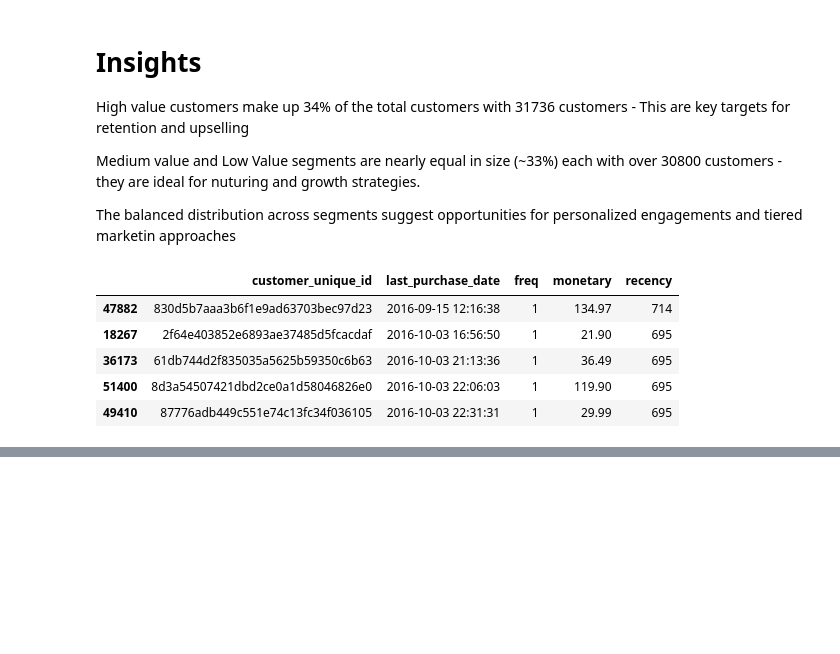
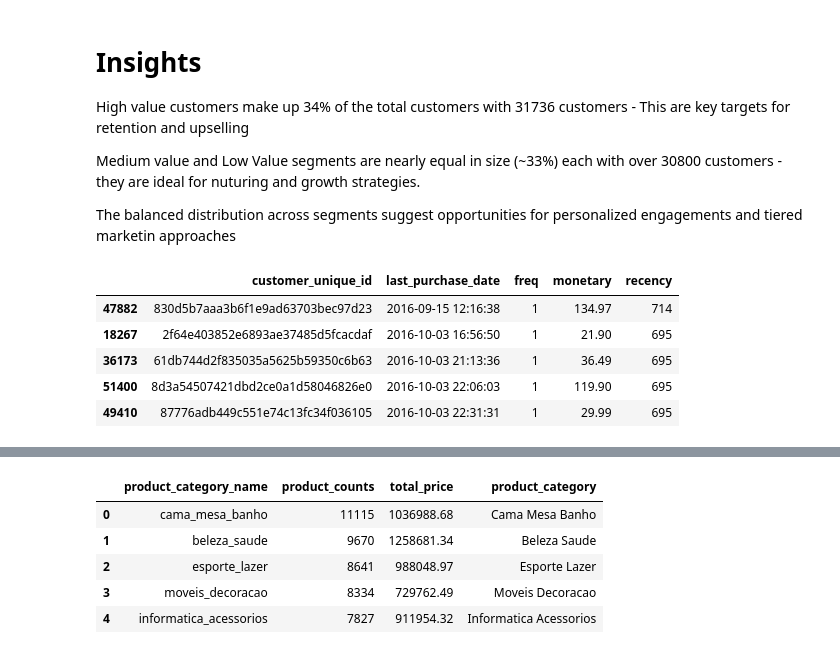
Before and after one commit to Cyrusz55/E_Commerce_Customer_Behavior_Analysis, a Jupyter notebook: book1.ipynb, the cells around one changed output, grey strips where cells are left out. Cells and saved outputs as stored; diff of their text form; code cells hidden in the pictures; blank space fills up the shorter version.

```diff
--- a/book1.ipynb
+++ b/book1.ipynb
@@ -831,0 +1102,22 @@ display(df_rfm.head())
+# %%
+# Product Analysis
+data_products = (
+    df_olist_order_items_dataset_.groupby("product_id")[["product_counts", "total_price"]].sum()
+    .merge(df_olist_products_dataset, how = "left", on = "product_id")
+    .groupby("product_category_name")[["product_counts", "total_price"]].sum()
+    .sort_values(by = "product_counts", ascending = False)
+    .reset_index()
+)
+
+data_products["product_category"] = data_products["product_category_name"].apply(
+    lambda x: str(x).replace("_", " ").title()
+)
+
+data_products.head()
+# %% [output]
+|  | product_category_name | product_counts | total_price | product_category |
+| 0 | cama_mesa_banho | 11115 | 1036988.68 | Cama Mesa Banho |
+| 1 | beleza_saude | 9670 | 1258681.34 | Beleza Saude |
+| 2 | esporte_lazer | 8641 | 988048.97 | Esporte Lazer |
+| 3 | moveis_decoracao | 8334 | 729762.49 | Moveis Decoracao |
+| 4 | informatica_acessorios | 7827 | 911954.32 | Informatica Acessorios |
```
Also changed, not shown: parts of 16 cells of this notebook, 8 other files.
